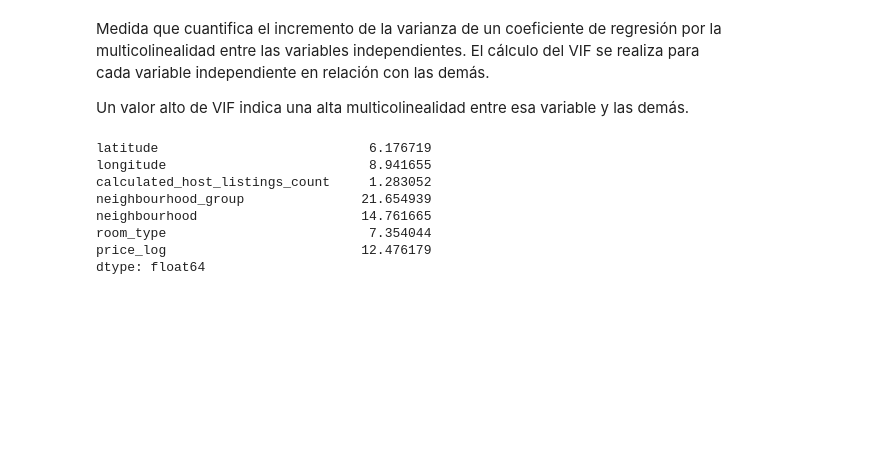
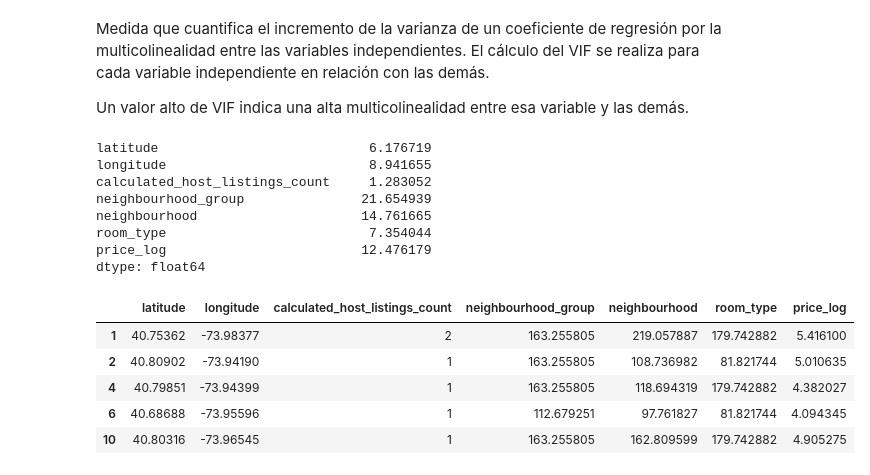
Before and after one commit to patriciamv97/machine-learning-python-template, a Jupyter notebook: src/eda.ipynb, the cells around one changed output. Saved outputs shown, nothing was run; the diff lists cells and outputs as text; code cells hidden in the pictures; blank space fills up the shorter version.

```diff
--- a/src/eda.ipynb
+++ b/src/eda.ipynb
@@ -620,3 +620,12 @@ neighbourhood                     14.761665
 room_type                          7.354044
 price_log                         12.476179
 dtype: float64
+# %%
+data_encoded.head()
+# %% [output]
+|  | latitude | longitude | calculated_host_listings_count | neighbourhood_group | neighbourhood | room_type | price_log |
+| 1 | 40.75362 | -73.98377 | 2 | 163.255805 | 219.057887 | 179.742882 | 5.416100 |
+| 2 | 40.80902 | -73.94190 | 1 | 163.255805 | 108.736982 | 81.821744 | 5.010635 |
+| 4 | 40.79851 | -73.94399 | 1 | 163.255805 | 118.694319 | 179.742882 | 4.382027 |
+| 6 | 40.68688 | -73.95596 | 1 | 112.679251 | 97.761827 | 81.821744 | 4.094345 |
+| 10 | 40.80316 | -73.96545 | 1 | 163.255805 | 162.809599 | 179.742882 | 4.905275 |
```
Also changed, not shown: parts of 2 cells of this notebook.
